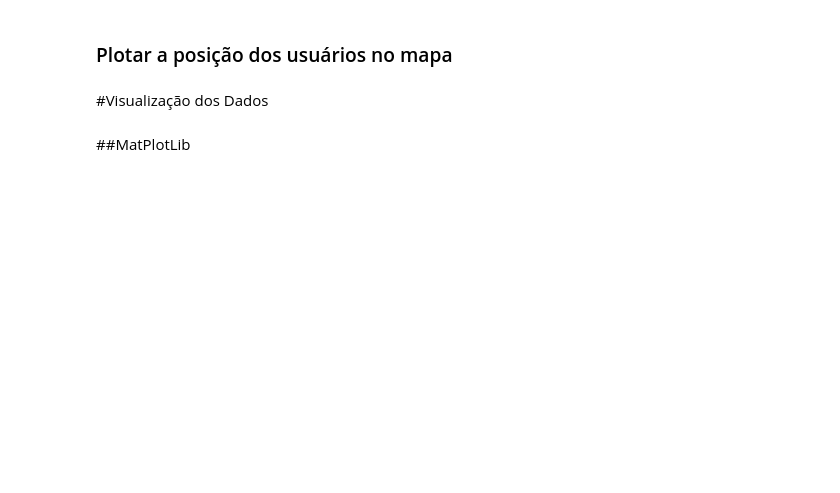
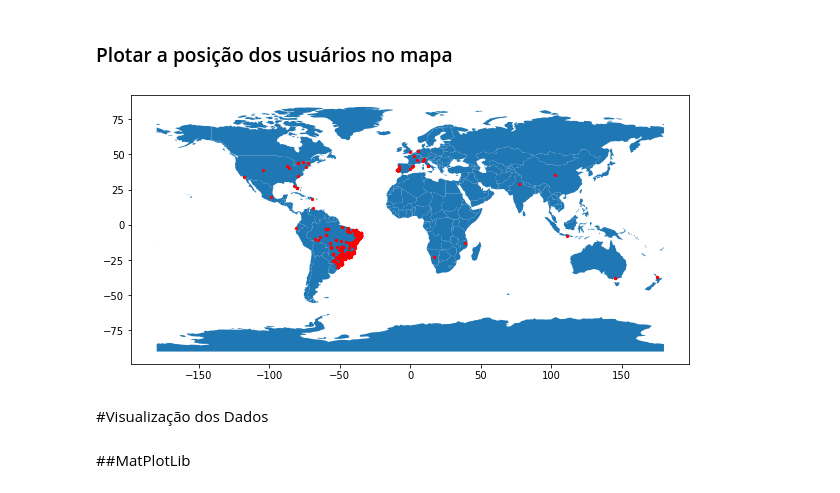
Before and after one commit to alfredojavier55/Exploratory_Analisys, a Jupyter notebook: tutorial_pandas.ipynb, the cells around one changed output. Cells and saved outputs as stored; diff of their text form; code cells hidden in the pictures; blank space fills up the shorter version.

```diff
--- a/tutorial_pandas.ipynb
+++ b/tutorial_pandas.ipynb
@@ -432,9 +921,11 @@ dados.head()
 # %%
 geometry = [Point(xy) for xy in zip(dados['latitude'], dados['longitude'])]
 gdf = GeoDataFrame(dados, geometry=geometry)
 
 world = gpd.read_file(gpd.datasets.get_path('naturalearth_lowres'))
-gdf.plot(ax=world.plot(figsize=(10, 6)), marker='o', color='red', markersize=15);
+gdf.plot(ax=world.plot(figsize=(10, 10)), marker='o', color='red', markersize=5);
+# %% [output]
+[figure, added]
 # %% [markdown]
 #Visualização dos Dados
 # %% [markdown]
```
Also changed, not shown: parts of 72 cells of this notebook.
